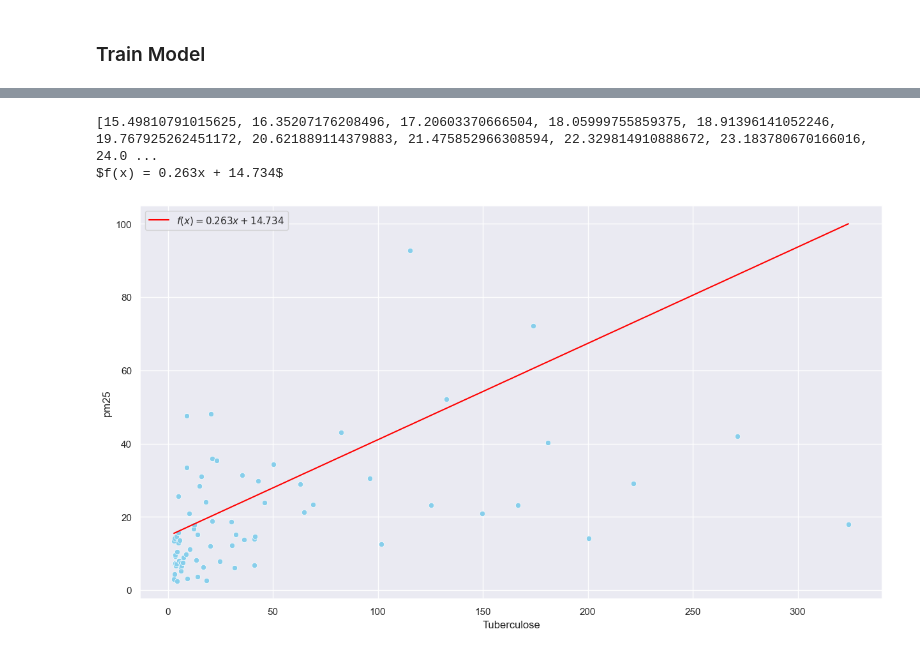
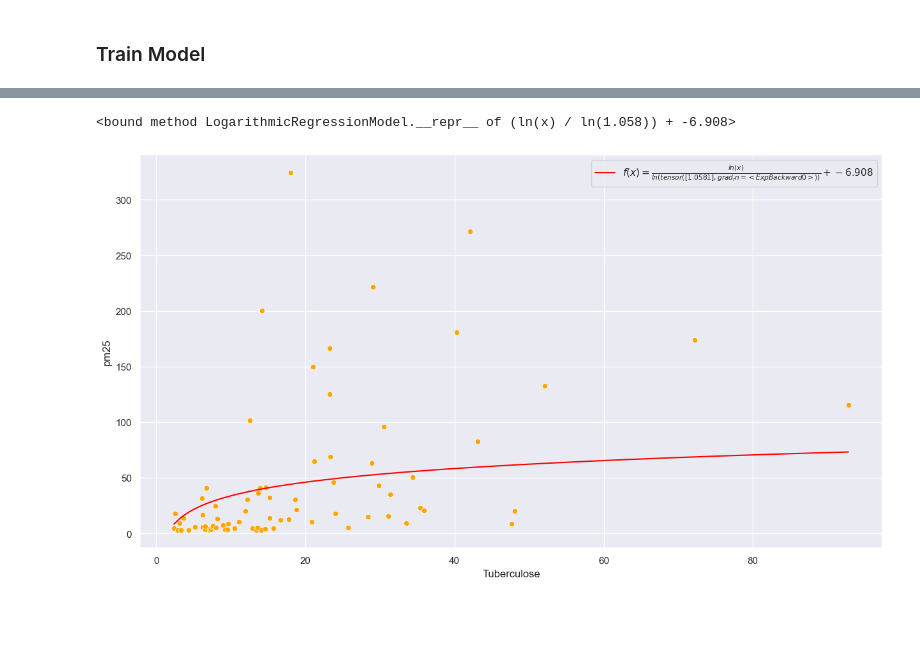
Before and after one commit to Chrispoo3680/air-quiality-vs-illness, a Jupyter notebook: notebooks/regression.ipynb, the cells around one changed output, grey strips where cells are left out. Drawn from its saved outputs; the diff is of its cells as text; code cells hidden in the pictures; blank space fills up the shorter version.

```diff
--- a/notebooks/regression.ipynb
+++ b/notebooks/regression.ipynb
@@ -144,7 +147,7 @@ print(f"{len(train_data)}\n{len(test_data)}")
 77
 0
 # %%
-BATCH_SIZE = 1
+BATCH_SIZE = 8
 
 print(f"Creating DataLoader's with batch size {BATCH_SIZE}.")
 
@@ -153,5 +156,5 @@ train_dataloader = DataLoader(dataset=train_data, batch_size=BATCH_SIZE, shuffle
 
 test_dataloader = DataLoader(dataset=test_data, batch_size=BATCH_SIZE, shuffle=False)
 
-train_dataloader.dataset, test_dataloader
+train_dataloader.batch_size, test_dataloader
 # %% [output]
@@ -217,3 +221,19 @@ class LogistRegressionModel(nn.Module):
+# %%
+class LogarithmicRegressionModel(nn.Module):
+    def __init__(self):
+        super().__init__()
+
+        self.log_a = nn.Parameter(torch.randn(1))
+        self.b = nn.Parameter(torch.randn(1))
+
+    def forward(self, X):
+        return (torch.log(X) / self.log_a) + self.b
+
+    def __str__(self):
+        return rf"$f(x) = \frac{{ln(x)}}{{ln({torch.exp(self.log_a)})}} + {float(self.b):.3f}$"
+
+    def __repr__(self):
+        return rf"(ln(x) / ln({float(torch.exp(self.log_a)):.3f})) + {float(self.b):.3f}"
 # %%
 class LinearRegressionModel(nn.Module):
     def __init__(self):
@@ -242,6 +262,6 @@ class QuadraticRegressionModel(nn.Module):
     def __str__(self):
         return f"$f(x) = {float(self.a):.3f}x^2 + {float(self.b):.3f}x + {float(self.c):.3f}$"
 # %%
-model = LinearRegressionModel().to(device)
-str(model)
+model = LogarithmicRegressionModel().to(device)
+model.__repr__
 # %% [output]
@@ -251,7 +271,7 @@ str(model)
 # %%
 loss_fn = nn.MSELoss()
 
-optimizer = torch.optim.Adam(params=model.parameters(), lr=0.1)
+optimizer = torch.optim.Adam(params=model.parameters(), lr=0.01)
 
 scaler = GradScaler(device=str(device))
 # %% [markdown]
@@ -330,25 +350,22 @@ for epoch in tqdm(range(epochs)):
 # %%
 model.eval()
 
-x_vals = torch.linspace(dataset.values[0].squeeze(), dataset.values[-1].squeeze(), 100)
+x_vals = torch.linspace(dataset.values[0].squeeze(), dataset.values[-1].squeeze(), 100).to(device)
 
 with torch.inference_mode():
     y_preds = [float(model(val.unsqueeze(dim=0))) for val in x_vals]
 
-print(y_preds)
-
-print(str(model))
+print(model.__repr__)
 
 sns.set_theme()
 plt.figure(figsize=(15, 8))
 
-sns.scatterplot(x=dataset.values, y=dataset.targets, color="skyblue")
-sns.lineplot(x=x_vals, y=y_preds, label=str(model), color="red")
+sns.scatterplot(x=dataset.values.squeeze(dim=1), y=dataset.targets.squeeze(dim=1), color="orange")
+sns.lineplot(x=x_vals.tolist(), y=y_preds, label=str(model), color="red")
 plt.xlabel("Tuberculose")
 plt.ylabel("pm25")
 plt.legend()
 plt.show()
 # %% [output]
-[15.49810791015625, 16.35207176208496, 17.20603370666504, 18.05999755859375, 18.91396141052246, 19.767925262451172, 20.621889114379883, 21.475852966308594, 22.329814910888672, 23.183780670166016, 24.0 ...
-$f(x) = 0.263x + 14.734$
+<bound method LogarithmicRegressionModel.__repr__ of (ln(x) / ln(1.058)) + -6.908>
-[figure, old version]
+[figure, new version]
```
Also changed, not shown: parts of 9 cells of this notebook, 3 other files.
